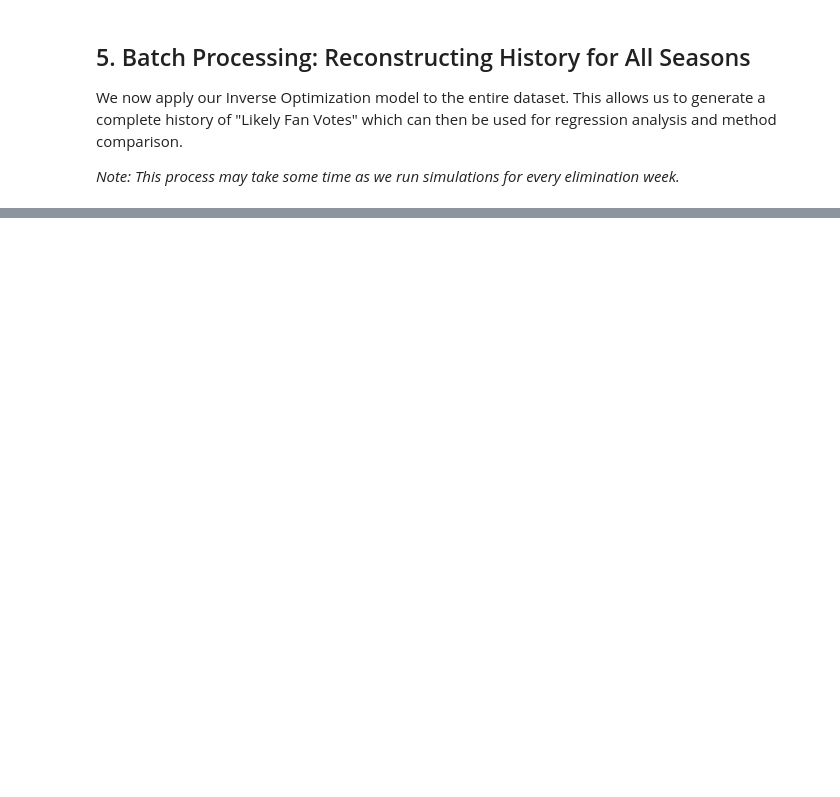
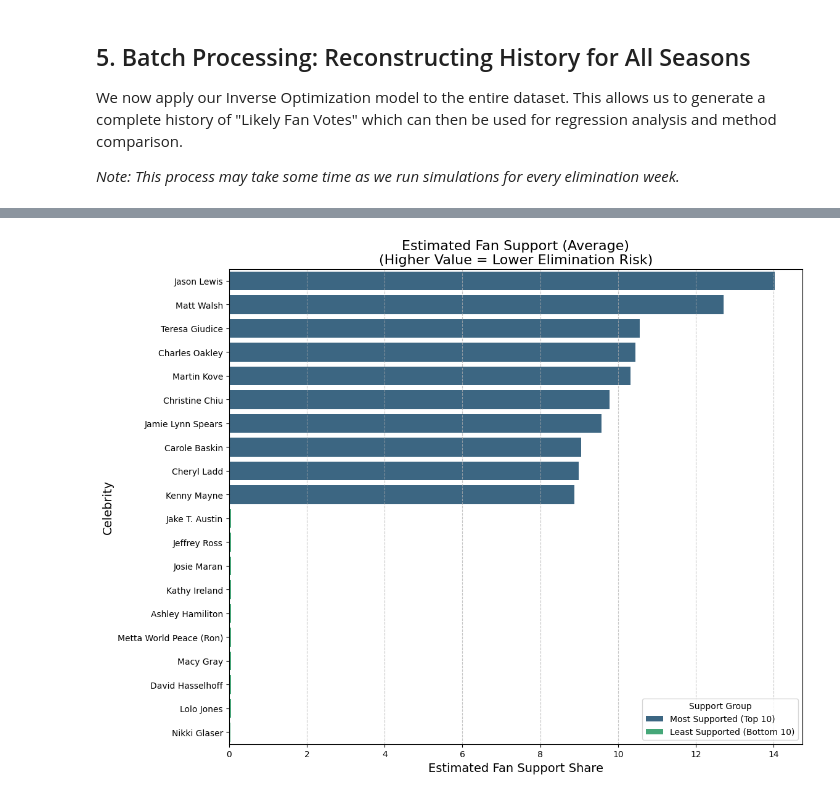
Before and after one commit to Mirakelor/Data-With-The-Stars, a Jupyter notebook: Analysis_MCM_Problem_C.ipynb, the cells around one changed output, grey strips where cells are left out. Cells and saved outputs as stored; diff of their text form; code cells hidden in the pictures; blank space fills up the shorter version.

Commit message:
feat: combine all in one

```diff
--- a/Analysis_MCM_Problem_C.ipynb
+++ b/Analysis_MCM_Problem_C.ipynb
@@ -823,0 +638,84 @@ Optimization Complete.
+# %%
+# --- Visualization 1: Top 10 vs Bottom 10 Celebrity Fan Support ---
+# Calculate mean fan support per celebrity
+celebrity_v = df_valid_model.groupby('celebrity_name')['Est_Fan_Support'].mean().sort_values(ascending=False)
+
+# Get Top 10 and Bottom 10
+top_10 = celebrity_v.head(10)
+bottom_10 = celebrity_v.tail(10)
+
+# Combine for plotting
+combined_v = pd.concat([top_10, bottom_10])
+plot_df = combined_v.reset_index()
+plot_df['Group'] = ['Most Supported (Top 10)'] * 10 + ['Least Supported (Bottom 10)'] * 10
+
+plt.figure(figsize=(12, 10))
+sns.barplot(data=plot_df, x='Est_Fan_Support', y='celebrity_name', hue='Group', dodge=False, palette='viridis')
+plt.title('Estimated Fan Support (Average)\n(Higher Value = Lower Elimination Risk)', fontsize=16)
+plt.xlabel('Estimated Fan Support Share', fontsize=14)
+plt.ylabel('Celebrity', fontsize=14)
+plt.legend(title='Support Group', loc='lower right')
+plt.grid(axis='x', linestyle='--', alpha=0.7)
+plt.show()
+
+# --- Visualization 2: Relationship between Judge Score & Fan Support ---
+# Bin Judge Scores for clearer boxplots
+plot_data = df_valid_model.copy()
+plot_data['Score_Group'] = pd.cut(plot_data['judge_score'],
+                                   bins=[0, 20, 25, 30, 35, 41],
+                                   labels=['<20', '20-25', '25-30', '30-35', '35+'])
+plot_data['is_eliminated'] = plot_data['is_eliminated'].astype('category')
+
+custom_palette = {0.0: "#2ecc71", 1.0: "#e74c3c"}
+
+plt.figure(figsize=(12, 8))
+ax = sns.boxplot(
+    data=plot_data,
+    x='Score_Group',
+    y='Est_Fan_Support',
+    hue='is_eliminated',
+    palette=custom_palette,
+    dodge=True
+)
+
+ax.set_title('Impact of Judge Scores vs. Fan Support on Elimination', fontsize=16)
+ax.set_xlabel('Weekly Judge Score Range', fontsize=14)
+ax.set_ylabel('Estimated Fan Support (Higher is Better)', fontsize=14)
+# Handle legend
+handles, labels = ax.get_legend_handles_labels()
+ax.legend(handles, ['Safe', 'Eliminated'], title='Weekly Outcome', loc='upper left')
+ax.grid(axis='y', linestyle='--', alpha=0.5)
+plt.show()
+
+# --- Visualization 3: Top Risk Factors (Coefficients) ---
+def assign_category(feature_name):
+    feature_name = str(feature_name)
+    if 'partner' in feature_name: return 'Partner'
+    if 'industry' in feature_name: return 'Industry'
+    if 'homestate' in feature_name: return 'Home State'
+    if 'region' in feature_name: return 'Region'
+    if 'age' in feature_name: return 'Demographics'
+    if 'Judge' in feature_name: return 'Core Model'
+    if 'Fan' in feature_name: return 'Core Model'
+    if 'intercept' in feature_name.lower() or 'const' in feature_name.lower(): return 'Baseline'
+    return 'Other'
+
+if 'coef_df' in locals():
+    plot_coefs = coef_df.copy()
+    plot_coefs['Feature'] = plot_coefs.index
+    plot_coefs['Category'] = plot_coefs['Feature'].apply(assign_category)
+    plot_coefs = plot_coefs[~plot_coefs['Feature'].isin(['const', 'Intercept'])]
+    plot_coefs['abs_val'] = plot_coefs['Coefficient'].abs()
+    top_plot_coefs = plot_coefs.sort_values('abs_val', ascending=False).head(20)
+
+    plt.figure(figsize=(12, 12))
+    sns.barplot(data=top_plot_coefs, y='Feature', x='Coefficient', hue='Category', dodge=False, palette='Set2')
+    plt.title('Top 20 Influential Factors on Elimination Risk', fontsize=16)
+    plt.xlabel('Coefficient Value (positive=riskier, negative=safer)', fontsize=14)
+    plt.axvline(0, color='black', alpha=0.5, linestyle='-')
+    plt.legend(title='Category', loc='lower right')
+    plt.show()
+else:
+    print("Regression model coefficients not found. Run regression cell first.")
+# %% [output]
+[figure, added]
```
Also changed, not shown: parts of 24 cells of this notebook, 5 other files.
